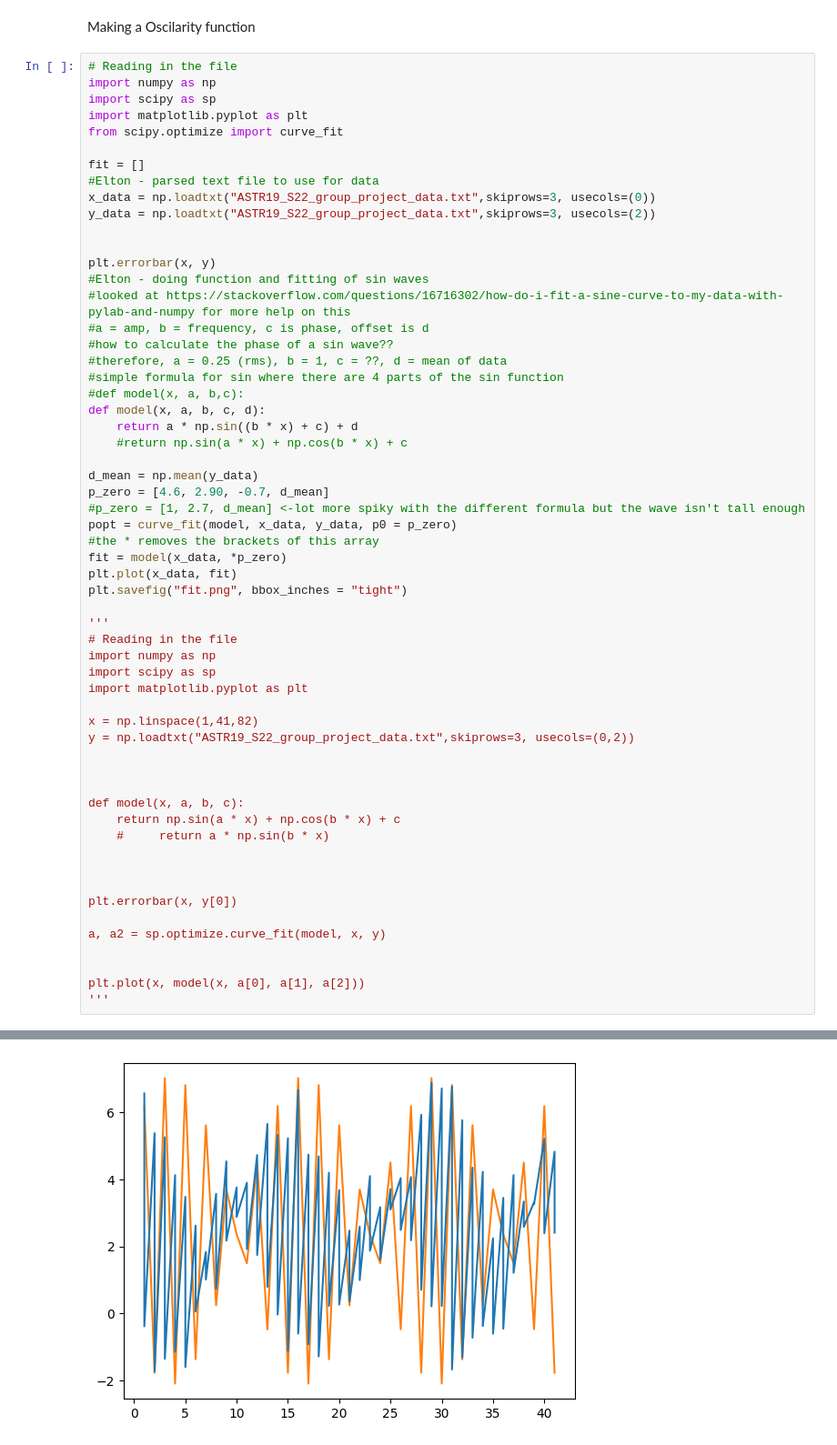
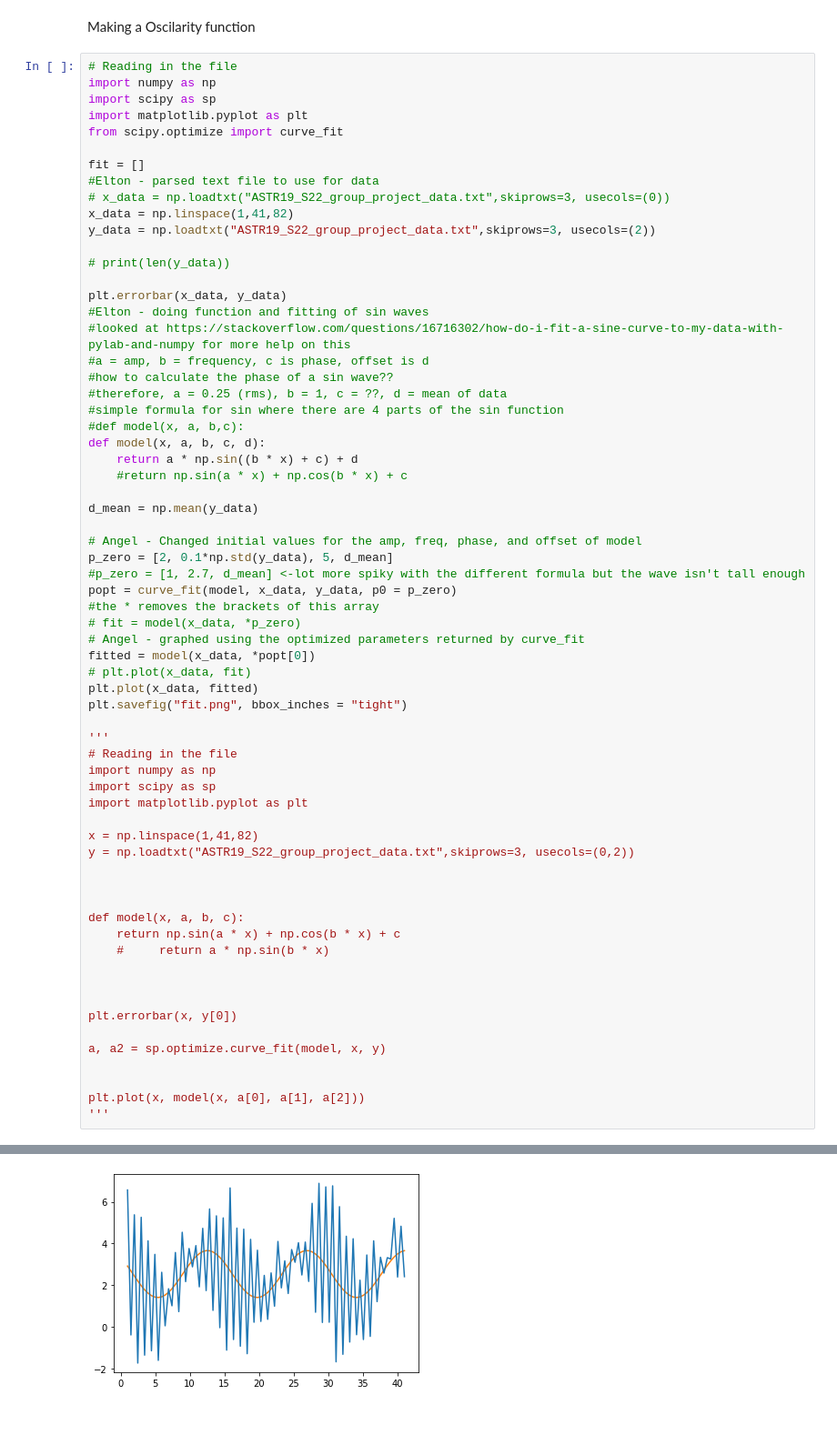
Before and after one commit to EltZ36/astr_19-final-project, a Jupyter notebook: Group_Project.ipynb, the cells around one changed output, grey strips where cells are left out. Shown at 91% size. Drawn from its saved outputs; the diff is of its cells as text; blank space fills up the shorter version.

```diff
--- a/Group_Project.ipynb
+++ b/Group_Project.ipynb
@@ -9,11 +9,13 @@ from scipy.optimize import curve_fit
 
 fit = []
 #Elton - parsed text file to use for data
-x_data = np.loadtxt("ASTR19_S22_group_project_data.txt",skiprows=3, usecols=(0))
+# x_data = np.loadtxt("ASTR19_S22_group_project_data.txt",skiprows=3, usecols=(0))
+x_data = np.linspace(1,41,82)
 y_data = np.loadtxt("ASTR19_S22_group_project_data.txt",skiprows=3, usecols=(2))
 
+# print(len(y_data))
 
-plt.errorbar(x, y)
+plt.errorbar(x_data, y_data)
 #Elton - doing function and fitting of sin waves
 #looked at https://stackoverflow.com/questions/16716302/how-do-i-fit-a-sine-curve-to-my-data-with-pylab-and-numpy for more help on this
 #a = amp, b = frequency, c is phase, offset is d
@@ -26,12 +28,17 @@ def model(x, a, b, c, d):
     #return np.sin(a * x) + np.cos(b * x) + c
 
 d_mean = np.mean(y_data)
-p_zero = [4.6, 2.90, -0.7, d_mean]
+
+# Angel - Changed initial values for the amp, freq, phase, and offset of model
+p_zero = [2, 0.1*np.std(y_data), 5, d_mean]
 #p_zero = [1, 2.7, d_mean] <-lot more spiky with the different formula but the wave isn't tall enough
 popt = curve_fit(model, x_data, y_data, p0 = p_zero)
 #the * removes the brackets of this array
-fit = model(x_data, *p_zero)
-plt.plot(x_data, fit)
+# fit = model(x_data, *p_zero)
+# Angel - graphed using the optimized parameters returned by curve_fit
+fitted = model(x_data, *popt[0])
+# plt.plot(x_data, fit)
+plt.plot(x_data, fitted)
 plt.savefig("fit.png", bbox_inches = "tight")
 
 '''
@@ -62 +70 @@ plt.plot(x, model(x, a[0], a[1], a[2]))
-[figure, old version]
+[figure, new version]
```
Also changed, not shown: parts of 1 cell of this notebook.
